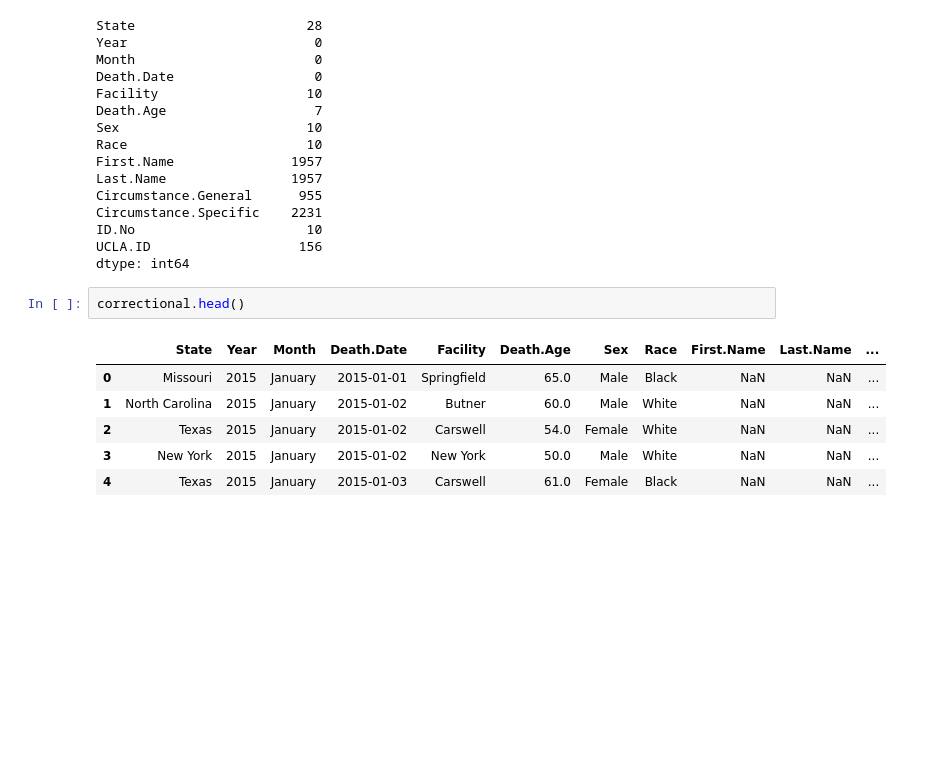
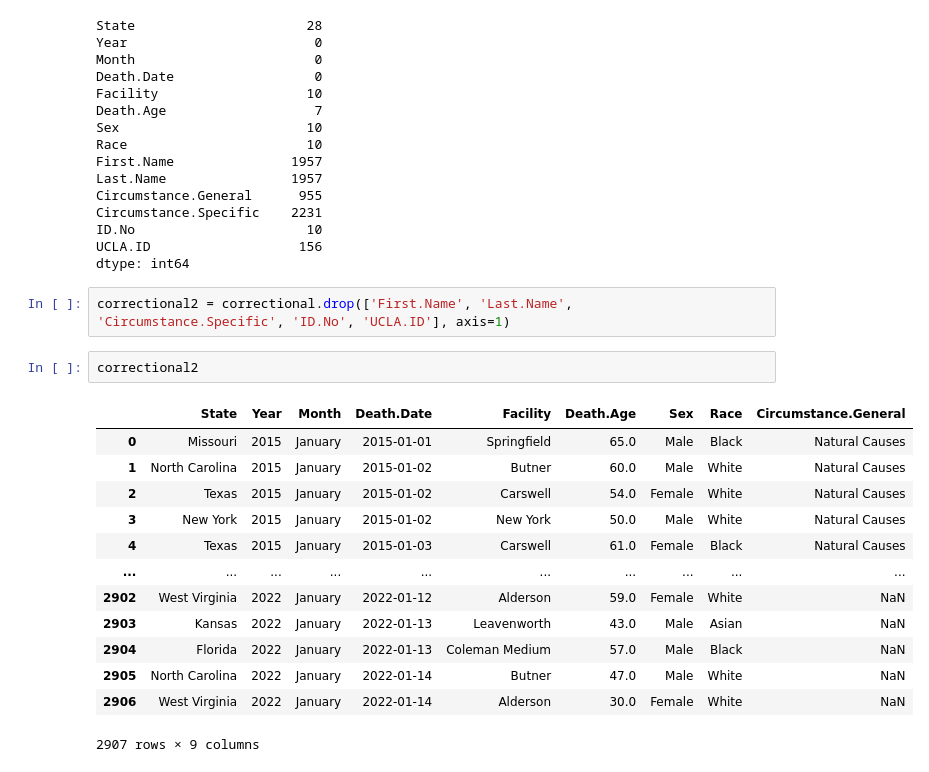
Before and after one commit to ahvblackwelltech/Mortality-in-the-Correctional-System, a Jupyter notebook: Mortality_in_the_Correctional_System.ipynb, the cells around one changed output. Drawn from its saved outputs; the diff is of its cells as text; blank space fills up the shorter version.

```diff
--- a/Mortality_in_the_Correctional_System.ipynb
+++ b/Mortality_in_the_Correctional_System.ipynb
@@ -74,12 +74,21 @@ Circumstance.Specific    2231
 ID.No                      10
 UCLA.ID                   156
 dtype: int64
-# %%
-correctional.head()
-# %% [output]
-|  | State | Year | Month | Death.Date | Facility | Death.Age | Sex | Race | First.Name | Last.Name | ... |
-| 0 | Missouri | 2015 | January | 2015-01-01 | Springfield | 65.0 | Male | Black | NaN | NaN | ... |
-| 1 | North Carolina | 2015 | January | 2015-01-02 | Butner | 60.0 | Male | White | NaN | NaN | ... |
-| 2 | Texas | 2015 | January | 2015-01-02 | Carswell | 54.0 | Female | White | NaN | NaN | ... |
-| 3 | New York | 2015 | January | 2015-01-02 | New York | 50.0 | Male | White | NaN | NaN | ... |
-| 4 | Texas | 2015 | January | 2015-01-03 | Carswell | 61.0 | Female | Black | NaN | NaN | ... |
+# %%
+correctional2 = correctional.drop(['First.Name', 'Last.Name', 'Circumstance.Specific', 'ID.No', 'UCLA.ID'], axis=1)
+# %%
+correctional2
+# %% [output]
+|  | State | Year | Month | Death.Date | Facility | Death.Age | Sex | Race | Circumstance.General |
+| 0 | Missouri | 2015 | January | 2015-01-01 | Springfield | 65.0 | Male | Black | Natural Causes |
+| 1 | North Carolina | 2015 | January | 2015-01-02 | Butner | 60.0 | Male | White | Natural Causes |
+| 2 | Texas | 2015 | January | 2015-01-02 | Carswell | 54.0 | Female | White | Natural Causes |
+| 3 | New York | 2015 | January | 2015-01-02 | New York | 50.0 | Male | White | Natural Causes |
+| 4 | Texas | 2015 | January | 2015-01-03 | Carswell | 61.0 | Female | Black | Natural Causes |
+| ... | ... | ... | ... | ... | ... | ... | ... | ... | ... |
+| 2902 | West Virginia | 2022 | January | 2022-01-12 | Alderson | 59.0 | Female | White | NaN |
+| 2903 | Kansas | 2022 | January | 2022-01-13 | Leavenworth | 43.0 | Male | Asian | NaN |
+| 2904 | Florida | 2022 | January | 2022-01-13 | Coleman Medium | 57.0 | Male | Black | NaN |
+| 2905 | North Carolina | 2022 | January | 2022-01-14 | Butner | 47.0 | Male | White | NaN |
+| 2906 | West Virginia | 2022 | January | 2022-01-14 | Alderson | 30.0 | Female | White | NaN |
+2907 rows × 9 columns
```
